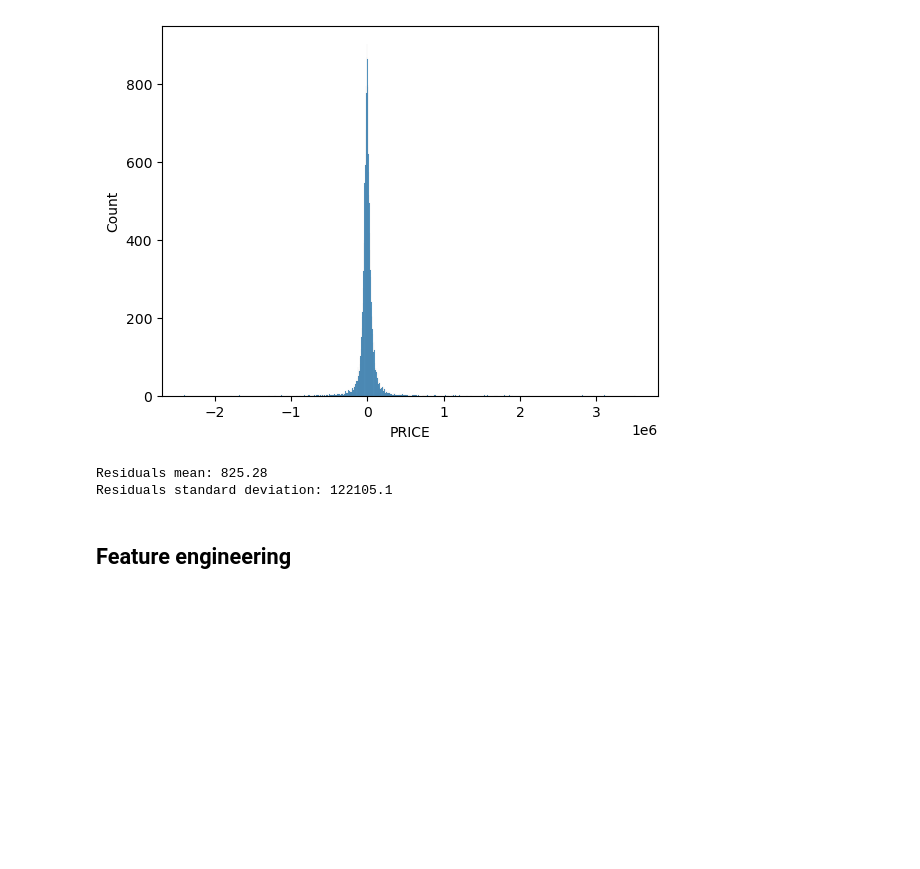
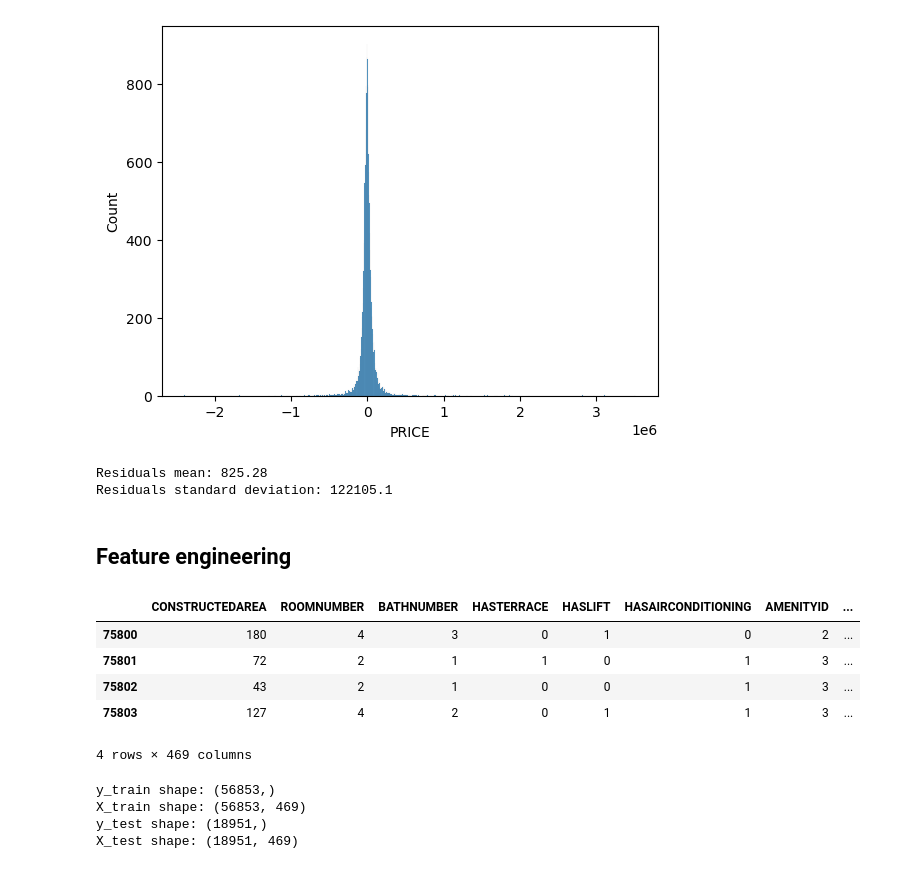
Before and after one commit to AlvaroCorrales/idealista18, a Jupyter notebook: experiments/Basic modelling.ipynb, the cells around one changed output. Saved outputs shown, nothing was run; the diff lists cells and outputs as text; code cells hidden in the pictures; blank space fills up the shorter version.

```diff
--- a/experiments/Basic modelling.ipynb
+++ b/experiments/Basic modelling.ipynb
@@ -53,4 +54,7 @@ print('X shape:', X.shape)
 # %% [output]
 y shape: (75804,)
 X shape: (75804, 34)
+# %%
+# Replace missing value with actual np.nan
+X = X.replace(-2147483648, np.nan)
 # %% [markdown]
@@ -219,3 +223,39 @@ Residuals mean: 825.28
 Residuals standard deviation: 122105.1
 # %% [markdown]
 ## Feature engineering
+# %%
+# Interaction between exogenous variables
+inter_vars = list(set(predict_cols) - set(['AMENITYID', 'CONSTRUCTIONYEAR', 'FLOORCLEAN', 'CADASTRALQUALITYID'])) # These variables have lots of missing values or make no sense as interactions because they are categorical
+
+transformer_poly = PolynomialFeatures(
+                       degree           = 2,
+                       interaction_only = True,
+                       include_bias     = False
+                   ).set_output(transform="pandas")
+
+poly_features = transformer_poly.fit_transform(X[inter_vars])
+poly_features = poly_features.drop(columns=inter_vars)
+poly_features.columns = [f"poly_{col}" for col in poly_features.columns]
+poly_features.columns = poly_features.columns.str.replace(" ", "__")
+X = pd.concat([X, poly_features], axis=1)
+X.tail(4)
+# %% [output]
+|  | CONSTRUCTEDAREA | ROOMNUMBER | BATHNUMBER | HASTERRACE | HASLIFT | HASAIRCONDITIONING | AMENITYID | ... |
+| 75800 | 180 | 4 | 3 | 0 | 1 | 0 | 2 | ... |
+| 75801 | 72 | 2 | 1 | 1 | 0 | 1 | 3 | ... |
+| 75802 | 43 | 2 | 1 | 0 | 0 | 1 | 3 | ... |
+| 75803 | 127 | 4 | 2 | 0 | 1 | 1 | 3 | ... |
+4 rows × 469 columns
+# %%
+# Replicate train/test split
+X_train, X_test, y_train, y_test = train_test_split(X, y, random_state=42, test_size=0.25)
+
+print('y_train shape:', y_train.shape)
+print('X_train shape:', X_train.shape)
+print('y_test shape:', y_test.shape)
+print('X_test shape:', X_test.shape)
+# %% [output]
+y_train shape: (56853,)
+X_train shape: (56853, 469)
+y_test shape: (18951,)
+X_test shape: (18951, 469)
```
Also changed, not shown: parts of 5 cells of this notebook.
